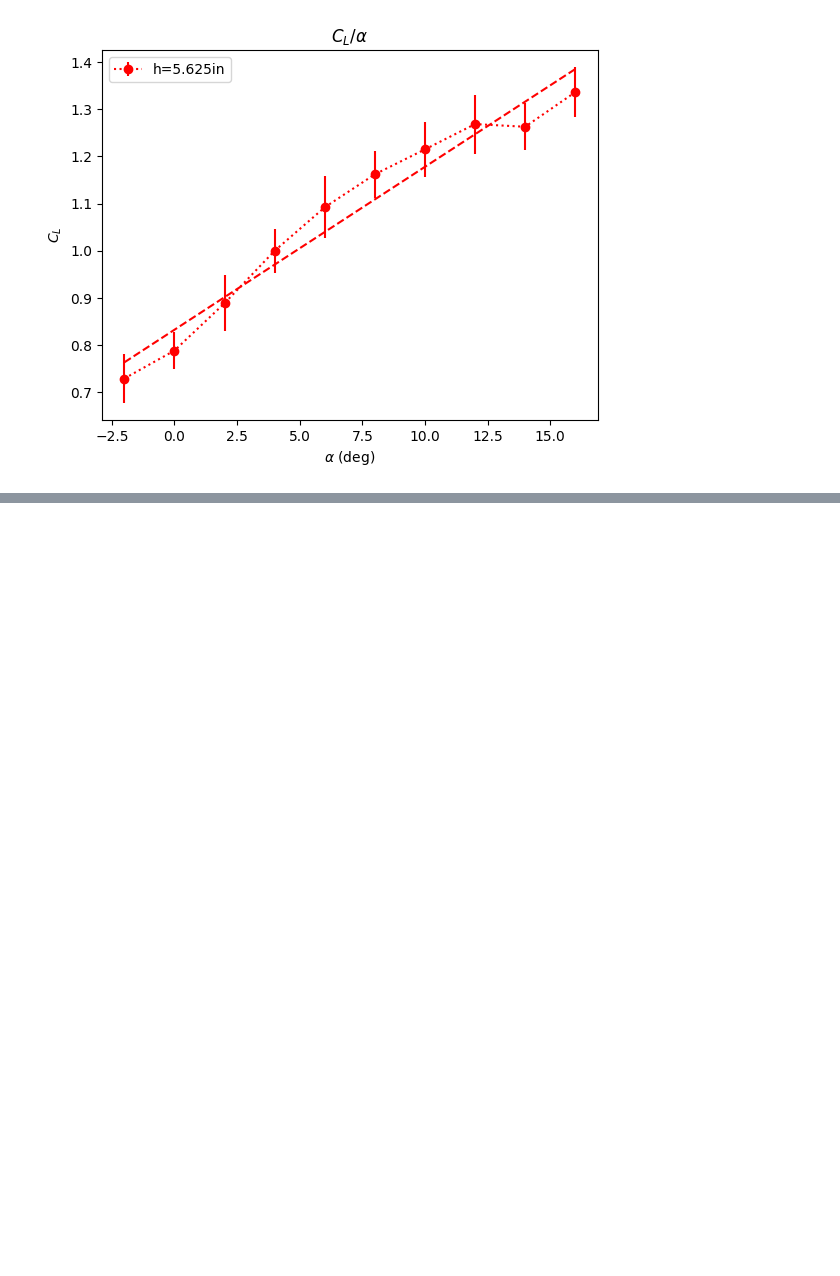
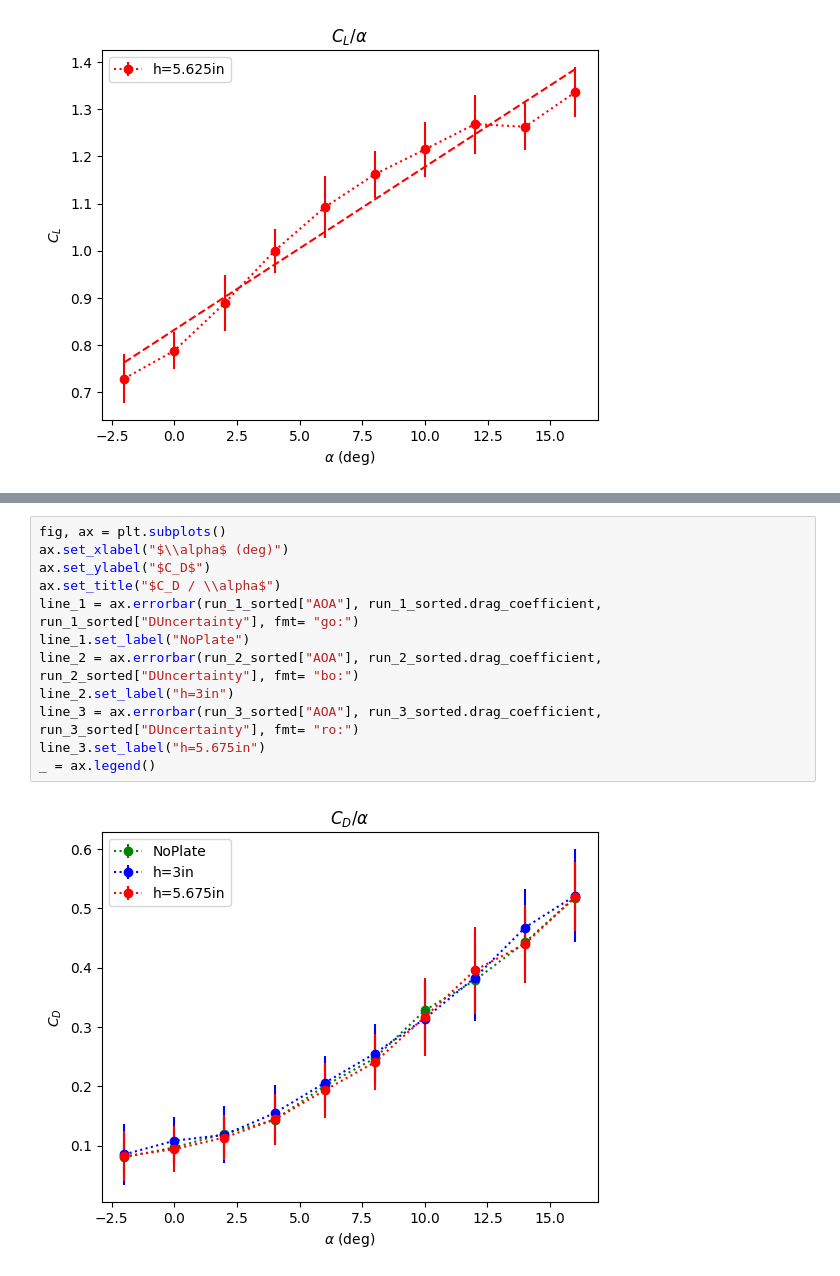
Before and after one commit to CthulhuWorshippr/ExperimentalMethods, a Jupyter notebook: finalAnalysis.ipynb, the cells around one changed output, grey strips where cells are left out. Cells and saved outputs as stored; diff of their text form; blank space fills up the shorter version.

```diff
--- a/finalAnalysis.ipynb
+++ b/finalAnalysis.ipynb
@@ -516,0 +522,14 @@ finalTable.style.hide(
+# %%
+fig, ax = plt.subplots()
+ax.set_xlabel("$\\alpha$ (deg)")
+ax.set_ylabel("$C_D$")
+ax.set_title("$C_D / \\alpha$")
+line_1 = ax.errorbar(run_1_sorted["AOA"], run_1_sorted.drag_coefficient, run_1_sorted["DUncertainty"], fmt= "go:")
+line_1.set_label("NoPlate")
+line_2 = ax.errorbar(run_2_sorted["AOA"], run_2_sorted.drag_coefficient, run_2_sorted["DUncertainty"], fmt= "bo:")
+line_2.set_label("h=3in")
+line_3 = ax.errorbar(run_3_sorted["AOA"], run_3_sorted.drag_coefficient, run_3_sorted["DUncertainty"], fmt= "ro:")
+line_3.set_label("h=5.675in")
+_ = ax.legend()
+# %% [output]
+[figure, added]
```
Also changed, not shown: parts of 2 cells of this notebook.
